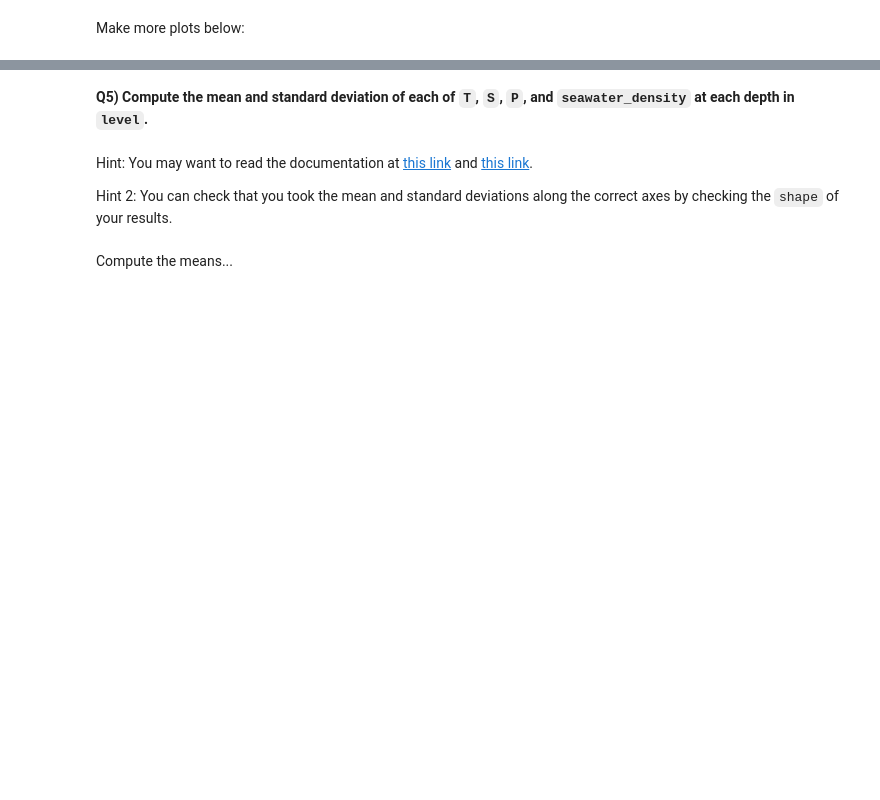
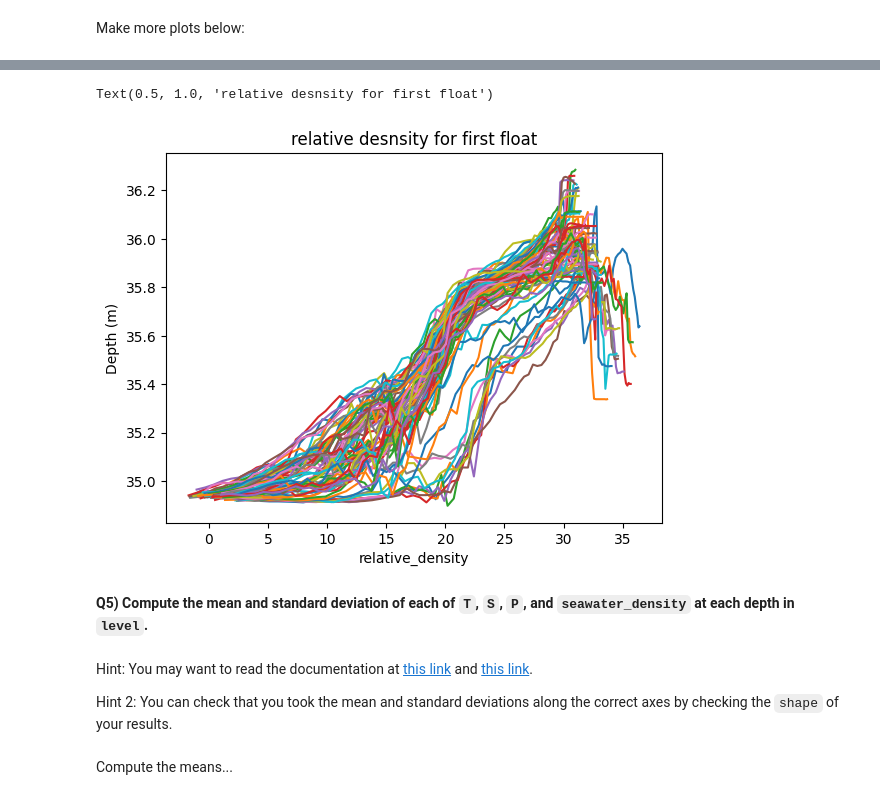
Before and after one commit to quentin02noel/2025_Intro_Python, a Jupyter notebook: notebook/W2_S1.ipynb, the cells around one changed output, grey strips where cells are left out. Drawn from its saved outputs; the diff is of its cells as text; code cells hidden in the pictures; blank space fills up the shorter version.

```diff
--- a/notebook/W2_S1.ipynb
+++ b/notebook/W2_S1.ipynb
@@ -176,2 +189,10 @@ ___ = CT_from_t(___,___,___)
+# %%
+from gsw import CT_from_t
+
+CT = CT_from_t(S_2D, T_2D, P)
+
+a = 7.718e-1
+b = -8.44e-2
+c = -4.561e-3
 # %% [markdown]
 Calculate the `relative density` using the equation above
@@ -179,0 +199,4 @@ ___ = ___
+# %%
+relative_density = a * S + b * CT + c * CT**2
+
+print(relative_density)
@@ -204,3 +260,11 @@ Make more plots below:
+# %%
+plt.plot(relative_density, level)      # première colonne
+plt.xlabel('relative_density')
+plt.ylabel('Depth (m)')
+plt.title('relative desnsity for first float')
+# %% [output]
+Text(0.5, 1.0, 'relative desnsity for first float')
+[figure, added]
 # %% [markdown]
 **Q5) Compute the mean and standard deviation of each of `T`, `S`, `P`, and `seawater_density` at each depth in `level`.**
 # %% [markdown]
```
Also changed, not shown: parts of 15 cells of this notebook.
